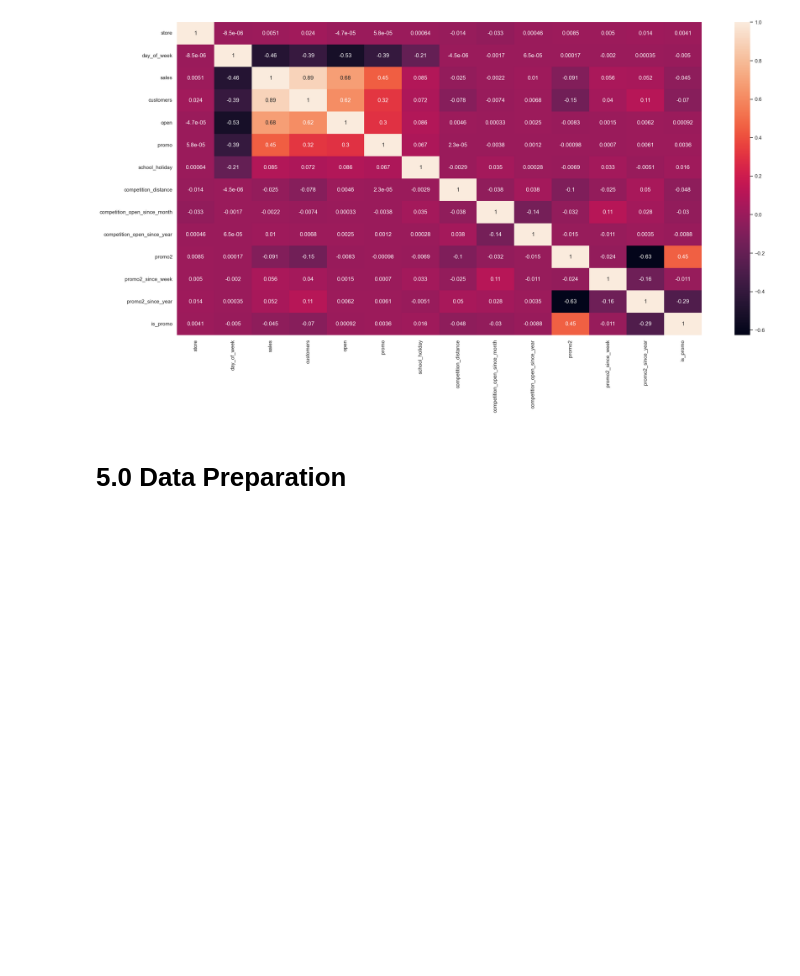
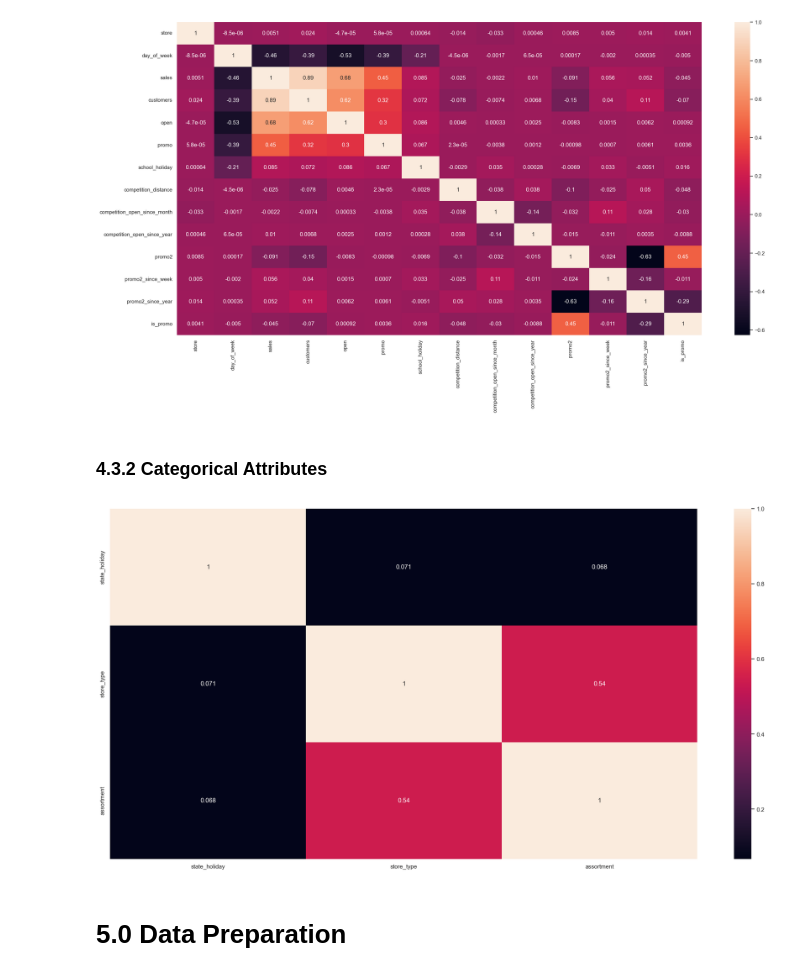
Before and after one commit to luishmq/rossmann_project, a Jupyter notebook: rossman_project.ipynb, the cells around one changed output. Cells and saved outputs as stored; diff of their text form; code cells hidden in the pictures; blank space fills up the shorter version.

```diff
--- a/rossman_project.ipynb
+++ b/rossman_project.ipynb
@@ -785,6 +806,36 @@ correlation = num_attributes.corr( method='pearson' )
 sns.heatmap( correlation, annot=True );
 # %% [output]
 [figure]
+# %% [markdown]
+### 4.3.2 Categorical Attributes
+# %%
+# Selecionando somente Dados Categóricos
+cat = df4.select_dtypes(include='object')
+
+# Calcula Cramer V
+a1 = cramer_v(cat['state_holiday'], cat['state_holiday'])
+a2 = cramer_v(cat['state_holiday'], cat['store_type'])
+a3 = cramer_v(cat['state_holiday'], cat['assortment'])
+
+a4 = cramer_v(cat['store_type'], cat['state_holiday'])
+a5 = cramer_v(cat['store_type'], cat['store_type'])
+a6 = cramer_v(cat['store_type'], cat['assortment'])
+
+a7 = cramer_v(cat['assortment'], cat['state_holiday'])
+a8 = cramer_v(cat['assortment'], cat['store_type'])
+a9 = cramer_v(cat['assortment'], cat['assortment'])
+
+# Dataset Final
+df = pd.DataFrame({'state_holiday': [a1, a2, a3],
+                   'store_type': [a4, a5, a6],
+                   'assortment': [a7, a8, a9],
+                  })
+df = df.set_index(df.columns)
+
+# Mapa de Calor para verificar a correlação entre as variáveis categóricas
+sns.heatmap(df, annot=True);
+# %% [output]
+[figure, added]
 # %% [markdown]
 # 5.0 Data Preparation
 # %%
```
Also changed, not shown: parts of 15 cells of this notebook.
